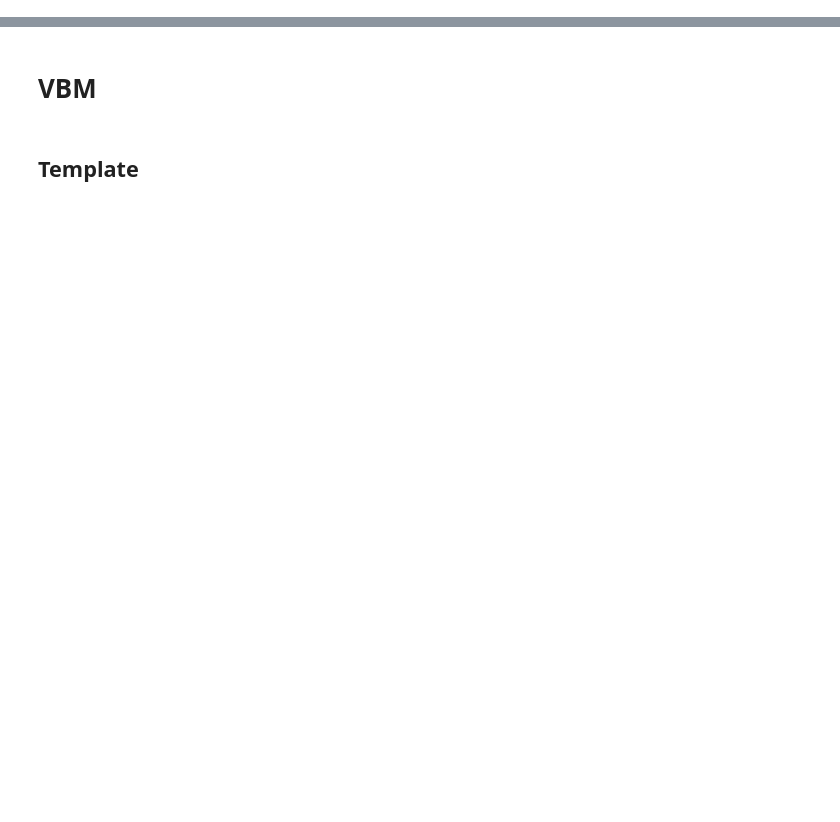
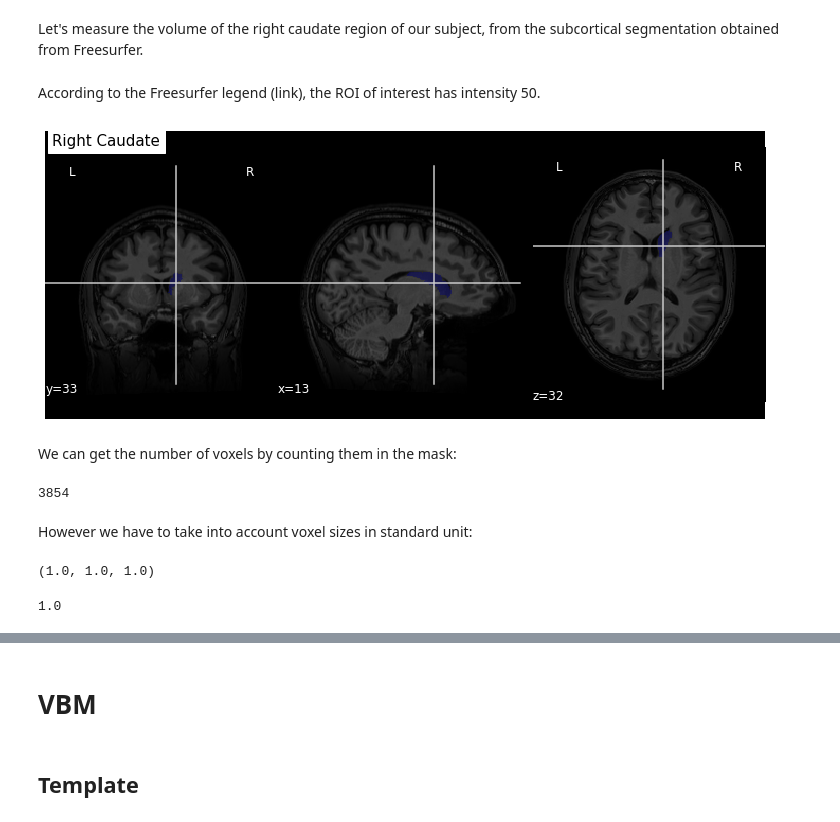
Before and after one commit to fishtree-attempt/SDC-BIDS-sMRI, a Jupyter notebook: code/Stats.ipynb, the cells around one changed output, grey strips where cells are left out. Saved outputs shown, nothing was run; the diff lists cells and outputs as text; code cells hidden in the pictures; blank space fills up the shorter version.

```diff
--- a/code/Stats.ipynb
+++ b/code/Stats.ipynb
@@ -12,0 +30,3 @@ import nibabel as nib
+# %%
+bids_layout = BIDSLayout(data_dir, derivatives=True)
+bids_layout
@@ -12,0 +37,41 @@ import nibabel as nib
+# %%
+t1_file = bids_layout.get(subject="0001", scope="derivatives", datatype='anat', desc='preproc',
+                          extension='nii.gz', return_type='filename')[0]
+t1 = nib.load(t1_file)
+# %% [markdown]
+Let's measure the volume of the right caudate region of our subject, from the subcortical segmentation obtained from Freesurfer.
+# %%
+t1_aseg_file = bids_layout.get(subject="0001", scope="derivatives",
+                               datatype='anat', suffix='dseg',
+                               desc="aseg", extension='nii.gz', return_type='filename')[0]
+# %%
+t1_aseg = nib.load(t1_aseg_file)
+t1_aseg_data = t1_aseg.get_fdata()
+# %% [markdown]
+According to the Freesurfer legend (link), the ROI of interest has intensity 50.
+# %%
+roi_ix = 50
+roi_mask_arr = (t1_aseg_data == roi_ix)
+roi_mask_int = nib.Nifti1Image(roi_mask_arr.astype(int), affine=t1_aseg.affine)
+fig = plt.figure(figsize=(10, 4))
+plotting.plot_roi(roi_img=roi_mask_int, bg_img=t1, alpha=0.4, title='Right Caudate', figure=fig);
+# %% [output]
+[figure, added]
+# %% [markdown]
+We can get the number of voxels by counting them in the mask:
+# %%
+caudate_R_n_vox = roi_mask_arr.sum()
+caudate_R_n_vox
+# %% [output]
+3854
+# %% [markdown]
+However we have to take into account voxel sizes in standard unit:
+# %%
+t1.header.get_zooms()
+# %% [output]
+(1.0, 1.0, 1.0)
+# %%
+vox_size = np.array(t1.header.get_zooms()).prod()
+vox_size
+# %% [output]
+1.0
```
Also changed, not shown: parts of 124 cells of this notebook, 33 other files.
